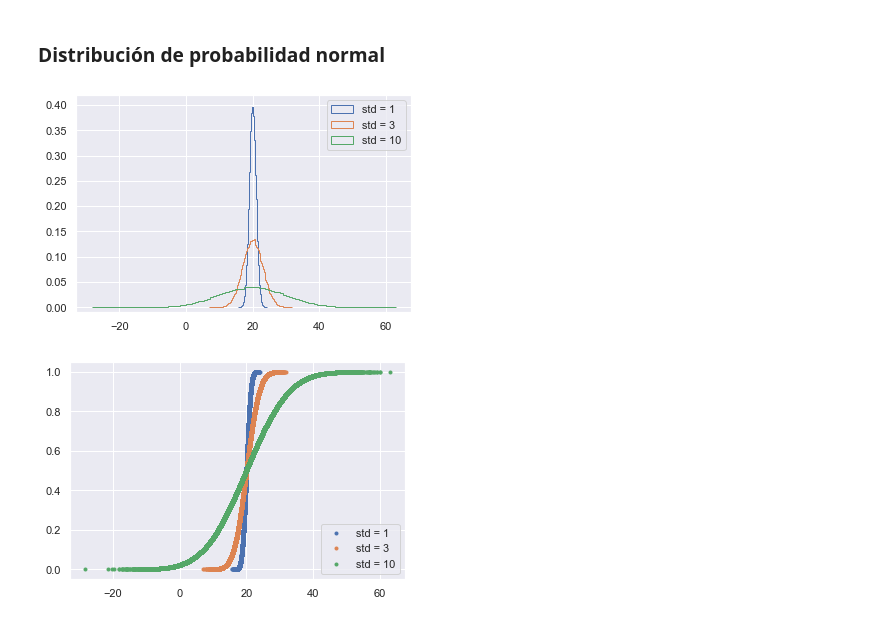
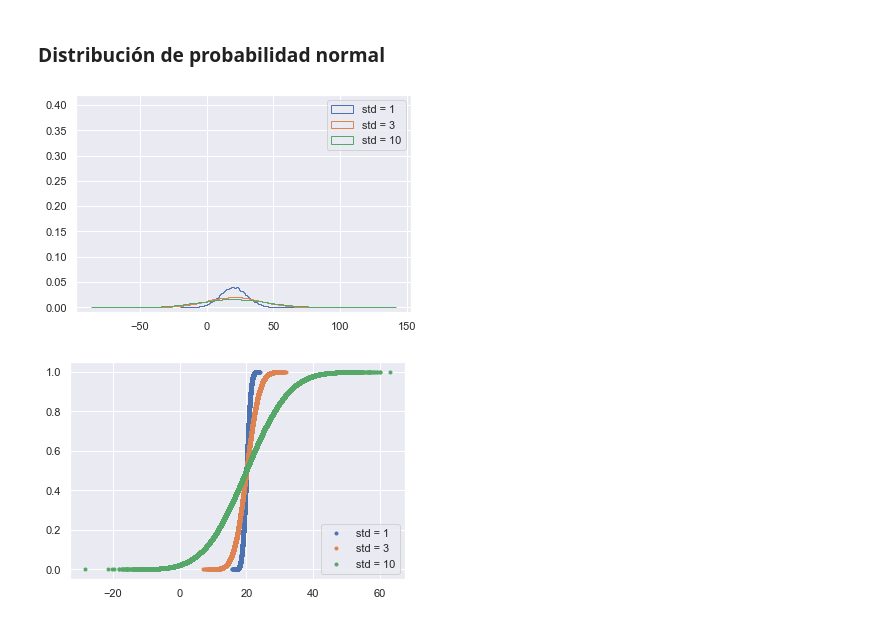
Before and after one commit to OPALO-ESTADISTICA/Estadistica, a Jupyter notebook: Probabilidad e inferencia estadística.ipynb, the cells around one changed output. Drawn from its saved outputs; the diff is of its cells as text; code cells hidden in the pictures.

```diff
--- a/Probabilidad e inferencia estadística.ipynb
+++ b/Probabilidad e inferencia estadística.ipynb
@@ -92,23 +92,23 @@ plt.subplots_adjust(top=0.75,bottom=0.08,left=0.1,right=0.95,
 # %%
 # Tomar 3 muestras con diferentes desviaciones estándar
 
-samples_std1 = np.random.normal(20,1,100000)
-samples_std3 = np.random.normal(20,3,100000)
-samples_std10 = np.random.normal(20,10,100000)
+samples_std1 = np.random.normal(20,10,100000)
+samples_std3 = np.random.normal(20,20,100000)
+samples_std10 = np.random.normal(20,25,100000)
 
 # Construir los histogramas
 
 plt.hist(samples_std1, bins=100, density=True, histtype="step")
 plt.hist(samples_std3, bins=100, density=True, histtype="step")
 plt.hist(samples_std10, bins=100, density=True, histtype="step")
 
 # Asignar etiquetas y visualizar los diagramas
 
 _ = plt.legend(('std = 1', 'std = 3', 'std = 10'))
 plt.ylim(-0.01, 0.42)
 plt.show()
 # %% [output]
-[figure, old version]
+[figure, new version]
 # %%
 # Distribución acumulada
 
```
Also changed, not shown: 9 other files.
